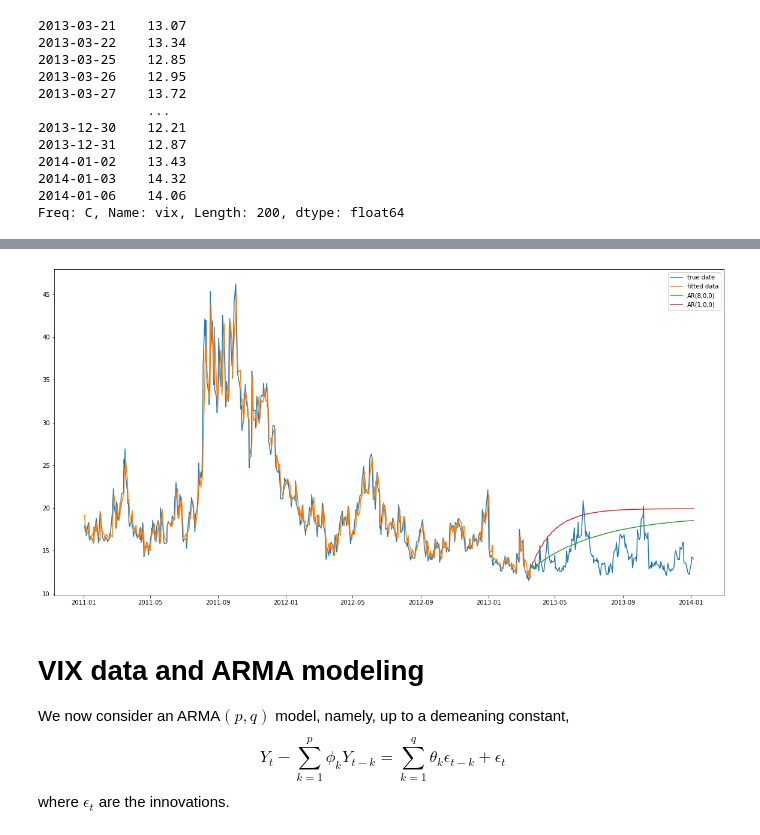
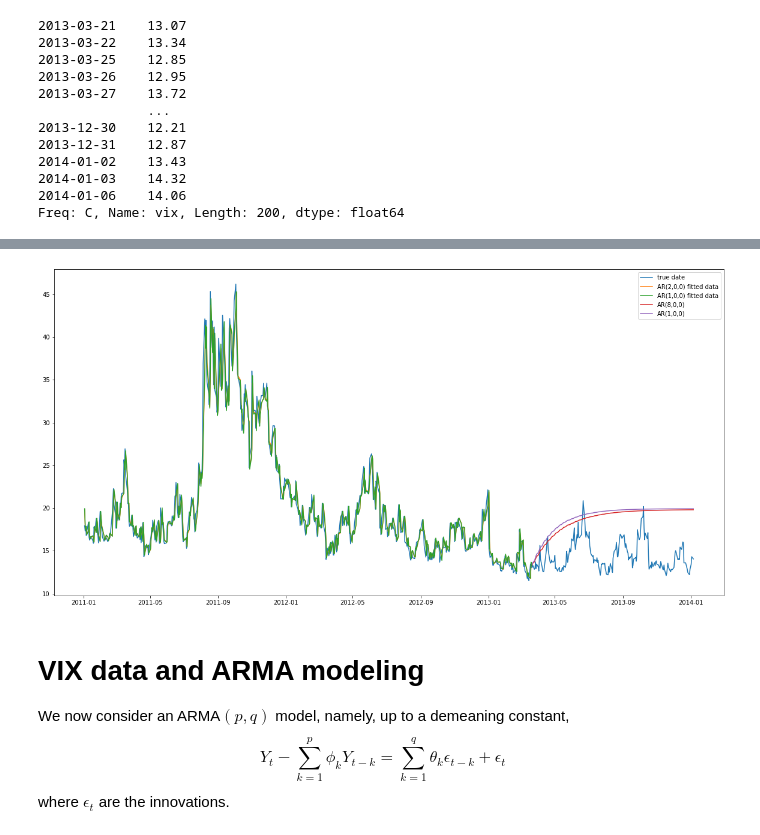
Before and after one commit to SushiFou/Time-Series---Financial-Data-, a Jupyter notebook: TP1_Time_Series_Kervella.ipynb, the cells around one changed output, grey strips where cells are left out. Saved outputs shown, nothing was run; the diff lists cells and outputs as text; code cells hidden in the pictures.

```diff
--- a/TP1_Time_Series_Kervella.ipynb
+++ b/TP1_Time_Series_Kervella.ipynb
@@ -748,7 +728,7 @@ Roots
 # %% [markdown]
 **15) Test the quality of the 1 ahead prediction of the model for the last 200 observations of $Y_t$. Compare with a fitted AR(1) model.**
 # %%
-model_ar_2 = ARIMA(df_3['vix'][:-200], order=(8,0,0))
+model_ar_2 = ARIMA(df_3['vix'][:-200], order=(2,0,0))
 # %%
 model_ar_3 = ARIMA(df_3['vix'][:-200], order=(1,0,0))
 # %%
@@ -822,14 +807,15 @@ predictions_2 = res_ar_3.predict(start=datetime(2013,3,21), end=datetime(2014,1,
 # %%
 fig, ax = plt.subplots(figsize=(20, 10))
 ax.plot(df_3['vix'], label = 'true date')
-ax.plot(res_ar_2.fittedvalues, label = 'fitted data')
+ax.plot(res_ar_2.fittedvalues, label = 'AR(2,0,0) fitted data')
+ax.plot(res_ar_3.fittedvalues, label = 'AR(1,0,0) fitted data')
 ax.plot(predictions, label = 'AR(8,0,0)')
 ax.plot(predictions_2, label = 'AR(1,0,0)')
 #ax.plot(predictions_3, label = 'MA(0,0,11) on all observations')
 ax.legend()
 fig.show()
 # %% [output]
-[figure, old version]
+[figure, new version]
 # %% [markdown]
 # VIX data and ARMA modeling #
 We now consider an ARMA$(p,q)$ model, namely, up to a demeaning constant,
```
Also changed, not shown: parts of 33 cells of this notebook.
